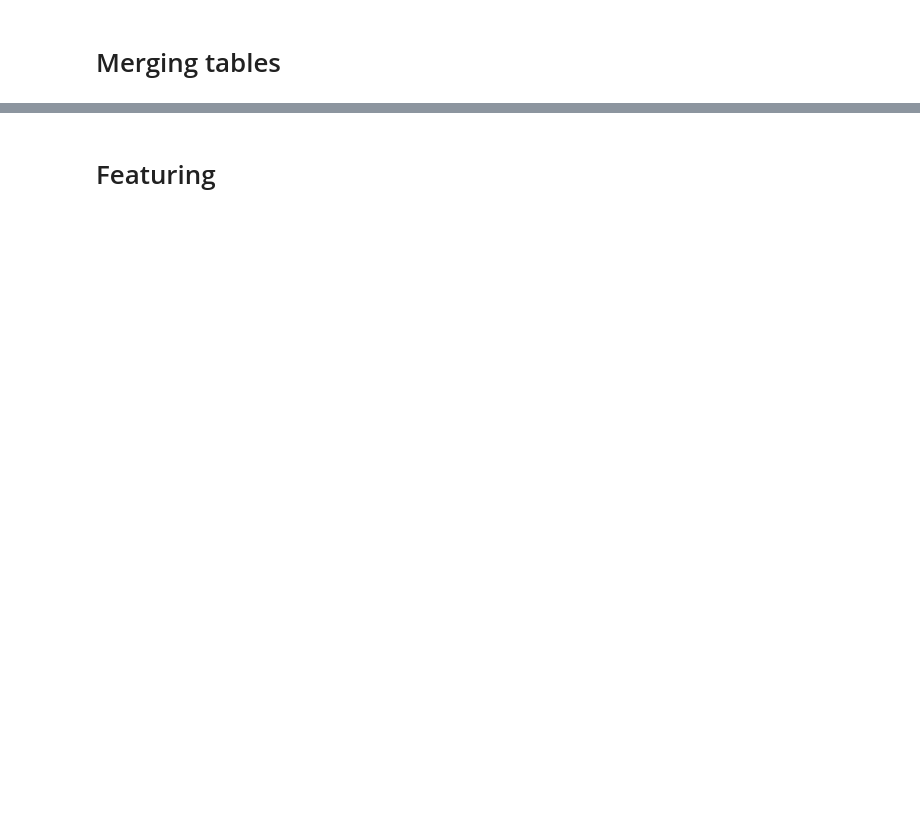
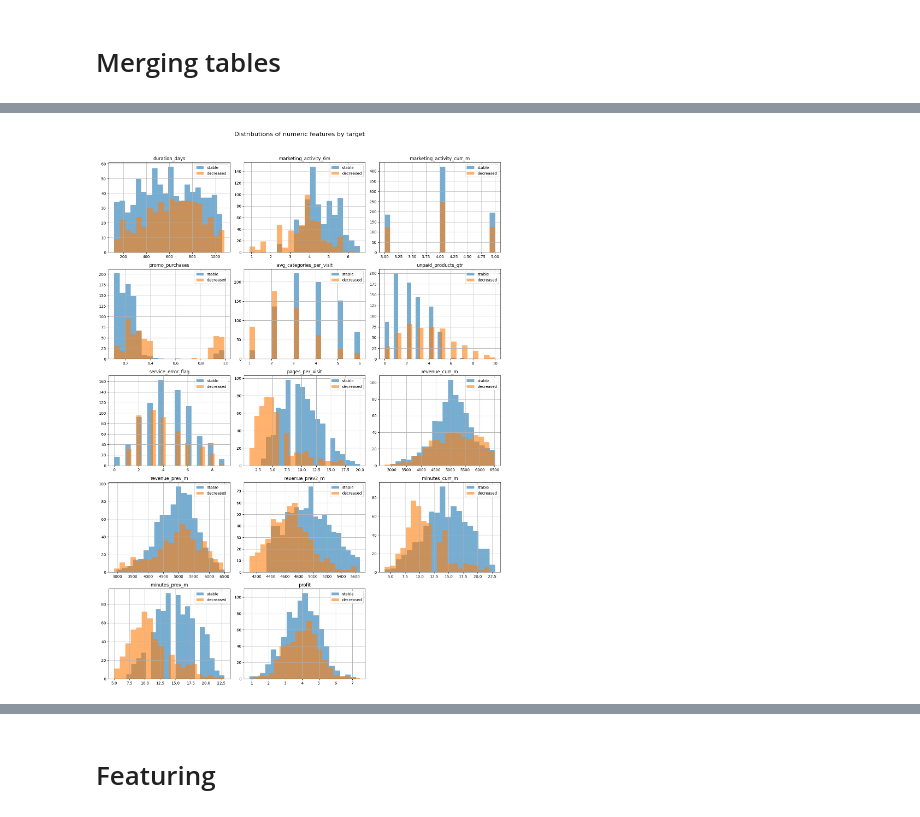
Before and after one commit to alexkeram/mini-etl-dbt-prefect, a Jupyter notebook: teach-model.ipynb, the cells around one changed output, grey strips where cells are left out. Cells and saved outputs as stored; diff of their text form; code cells hidden in the pictures; blank space fills up the shorter version.

```diff
--- a/teach-model.ipynb
+++ b/teach-model.ipynb
@@ -513,7 +319,0 @@ Profit: (1300, 2)
-# %%
-# Look at unique values of categorical variables
-cat_columns = ['customer_activity', 'service_tier', 'popular_category']
-
-for col in cat_columns:
-    print(f'\n{col}:')
-    print(df_main_clean[col].value_counts())
@@ -909,12 +662,0 @@ plt.show()
-# %%
-# Horizontal stacked bar for 'service_tier'
-col = 'service_tier'
-ctab = pd.crosstab(df_full[col], df_full['customer_activity'], normalize='index')
-
-ctab.plot(kind='barh', stacked=True, figsize=(6, 3))
-plt.title(f'{col} by activity groups')
-plt.xlabel('Share')
-plt.ylabel('Service tier')
-plt.grid(axis='x')
-plt.tight_layout()
-plt.show()
@@ -940,0 +663,74 @@ Thus, decreased-activity customers exhibit lower engagement and loyalty. These b
+# %%
+DB_PATH = "warehouse.duckdb"
+con = duckdb.connect(DB_PATH, read_only=True)
+
+# 1) Load the wide, curated dataset (already joined with customer dim in dbt)
+df_full = con.execute("select * from analytics_marts.modeling_dataset").df()
+
+# Sanity: keep only the target classes we care about
+df_full = df_full[df_full["customer_activity"].isin(["stable", "decreased"])].copy()
+
+print(f"Combined table size: {df_full.shape[0]} rows")
+
+# 2) Split by target
+df_stable = df_full[df_full["customer_activity"] == "stable"]
+df_decreased = df_full[df_full["customer_activity"] == "decreased"]
+
+# 3) Numeric features to compare (exclude ids, target, and booleans)
+exclude_cols = {"customer_id", "customer_activity"}
+num_cols = (
+    df_full.drop(columns=list(exclude_cols & set(df_full.columns)), errors="ignore")
+    .select_dtypes(include=[np.number])
+    .columns.tolist()
+)
+
+# Drop all-NaN and constant columns (minutes_prev2_m may be all-NaN)
+num_cols = [c for c in num_cols
+            if not df_full[c].isna().all() and df_full[c].nunique(dropna=True) > 1]
+
+# 4) Overlaid histograms by target
+if num_cols:
+    cols = 3
+    rows = math.ceil(len(num_cols) / cols)
+    plt.figure(figsize=(5 * cols, 4 * rows))
+    for i, col in enumerate(num_cols):
+        plt.subplot(rows, cols, i + 1)
+        plt.hist(df_stable[col].dropna(), bins=20, alpha=0.6, label="stable")
+        plt.hist(df_decreased[col].dropna(), bins=20, alpha=0.6, label="decreased")
+        plt.title(col)
+        plt.legend()
+    plt.suptitle("Distributions of numeric features by target", y=1.02, fontsize=16)
+    plt.tight_layout()
+    plt.show()
+else:
+    print("No usable numeric columns for distribution plots.")
+
+
+# 5) Categorical comparisons (stacked bars)
+def stacked_share_bar(df: pd.DataFrame, feature: str, target: str = "customer_activity",
+                      top_k: int | None = 20, title_suffix: str = ""):
+    """Draw a horizontal stacked bar of class shares per category value."""
+    if feature not in df.columns:
+        print(f"Skip: '{feature}' not found.")
+        return
+    ctab = pd.crosstab(df[feature], df[target], normalize="index")
+    if top_k:
+        # keep top_k most frequent categories (by absolute counts) for readability
+        counts = df[feature].value_counts()
+        keep = counts.index[:top_k]
+        ctab = ctab.loc[ctab.index.intersection(keep)]
+    ax = ctab.plot(kind="barh", stacked=True, figsize=(8, max(3, len(ctab) * 0.35)))
+    ax.set_title(f"{feature} by {target} {title_suffix}".strip())
+    ax.set_xlabel("Share")
+    ax.set_ylabel(feature)
+    ax.grid(axis="x", linestyle="--", alpha=0.5)
+    plt.tight_layout()
+    plt.show()
+
+
+# Popular category (may have many levels → cap to top-20)
+stacked_share_bar(df_full, "popular_category", title_suffix="(top 20)")
+
+# Service tier
+stacked_share_bar(df_full, "service_tier")
+# %% [output]
@@ -940,0 +738 @@ Thus, decreased-activity customers exhibit lower engagement and loyalty. These b
+[figure, added]
```
Also changed, not shown: parts of 72 cells of this notebook, 10 other files.
